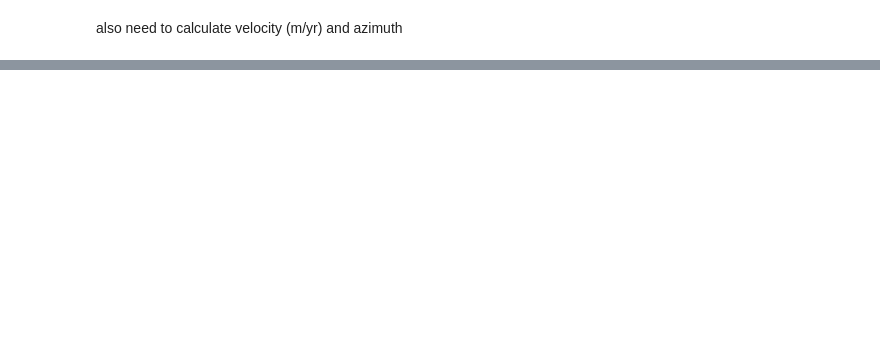
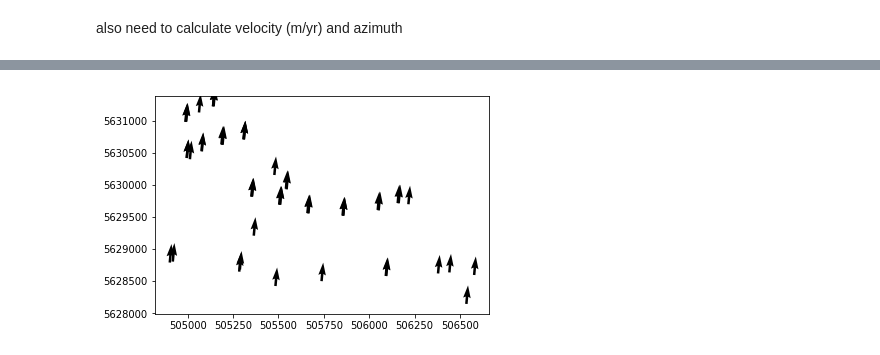
Before and after one commit to bpelto/ice_dynamics, a Jupyter notebook: stake_velocity.ipynb, the cells around one changed output, grey strips where cells are left out. Saved outputs shown, nothing was run; the diff lists cells and outputs as text; code cells hidden in the pictures; blank space fills up the shorter version.

```diff
--- a/stake_velocity.ipynb
+++ b/stake_velocity.ipynb
@@ -110,0 +105,7 @@ Dis
+# %%
+plt.figure()
+# gdf = geopandas.read_file('/home/pelto/GIS/outlines/Conrad_2014.shp')
+
+q = plt.quiver(Dis.eNew, Dis.nNew, Dis.eOld, Dis.nOld)
+# %% [output]
+[figure, added]
```
Also changed, not shown: parts of 9 cells of this notebook, 1 other file.
